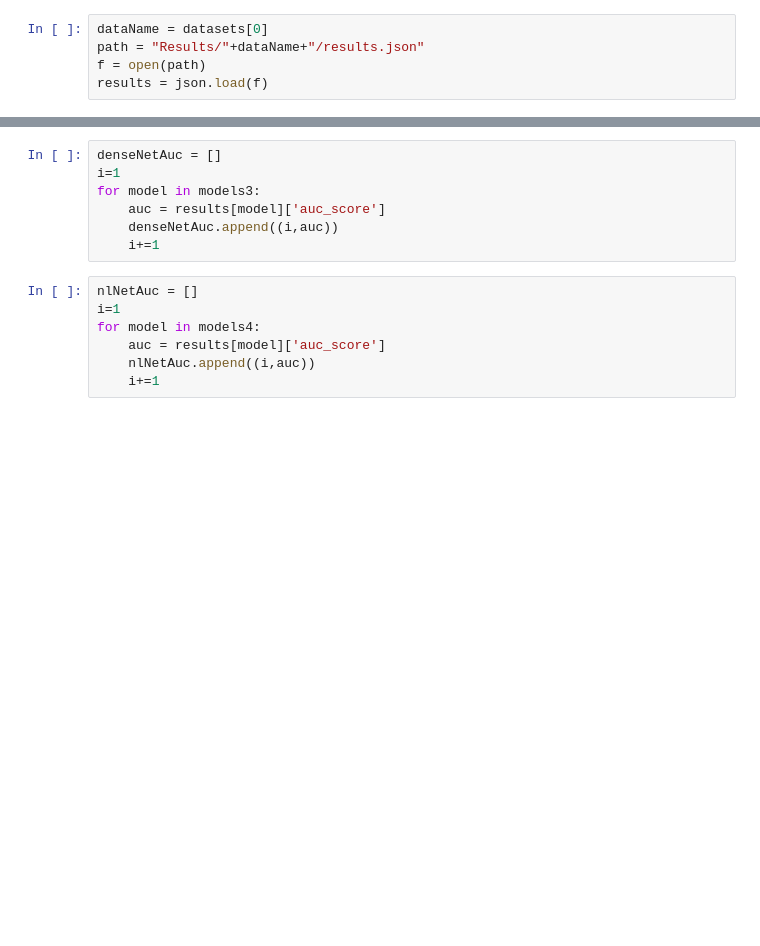
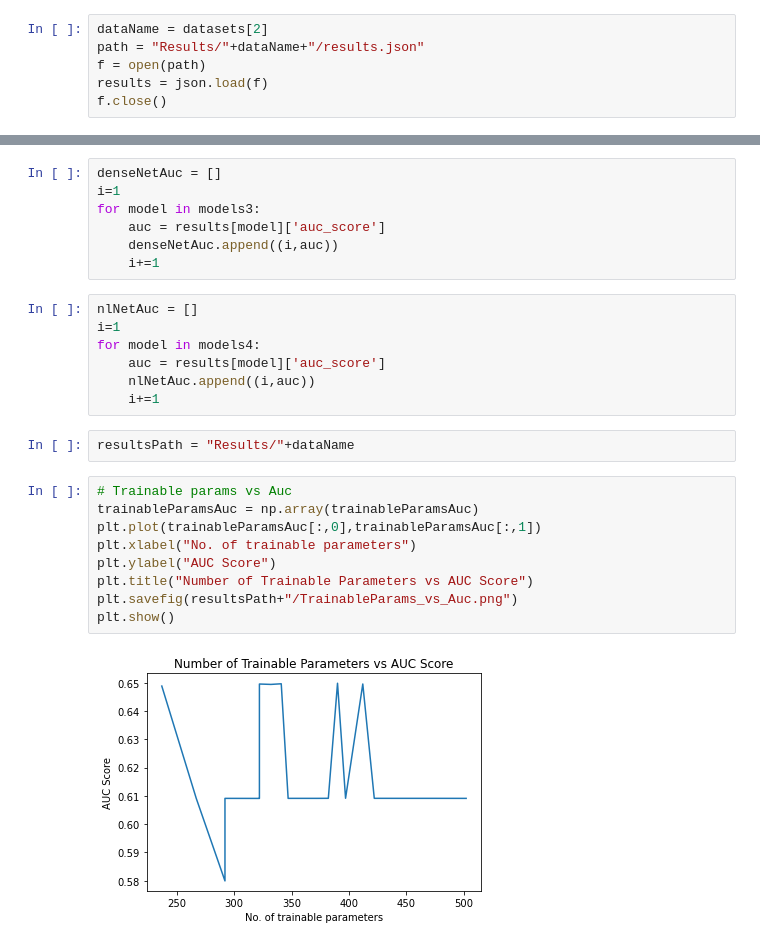
Before and after one commit to DodiyaParth/NL_GCN_ANOMALY_DETECTION, a Jupyter notebook: graphs.ipynb, the cells around one changed output, grey strips where cells are left out. Cells and saved outputs as stored; diff of their text form; blank space fills up the shorter version.

Commit message:
f closed after loading

```diff
--- a/graphs.ipynb
+++ b/graphs.ipynb
@@ -21,10 +23,11 @@ models.extend(models4)
 # %%
 datasets=['Disney','Amazon','facebook','Enron']
 # %%
-dataName = datasets[0]
+dataName = datasets[2]
 path = "Results/"+dataName+"/results.json"
 f = open(path)
 results = json.load(f)
+f.close()
 # %%
 trainableParamsAuc = []
 for model in models:
@@ -60,3 +63,16 @@ for model in models4:
     auc = results[model]['auc_score']
     nlNetAuc.append((i,auc))
     i+=1
+# %%
+resultsPath = "Results/"+dataName
+# %%
+# Trainable params vs Auc
+trainableParamsAuc = np.array(trainableParamsAuc)
+plt.plot(trainableParamsAuc[:,0],trainableParamsAuc[:,1])
+plt.xlabel("No. of trainable parameters")
+plt.ylabel("AUC Score")
+plt.title("Number of Trainable Parameters vs AUC Score")
+plt.savefig(resultsPath+"/TrainableParams_vs_Auc.png")
+plt.show()
+# %% [output]
+[figure, added]
```
Also changed, not shown: parts of 5 cells of this notebook, 20 other files.
